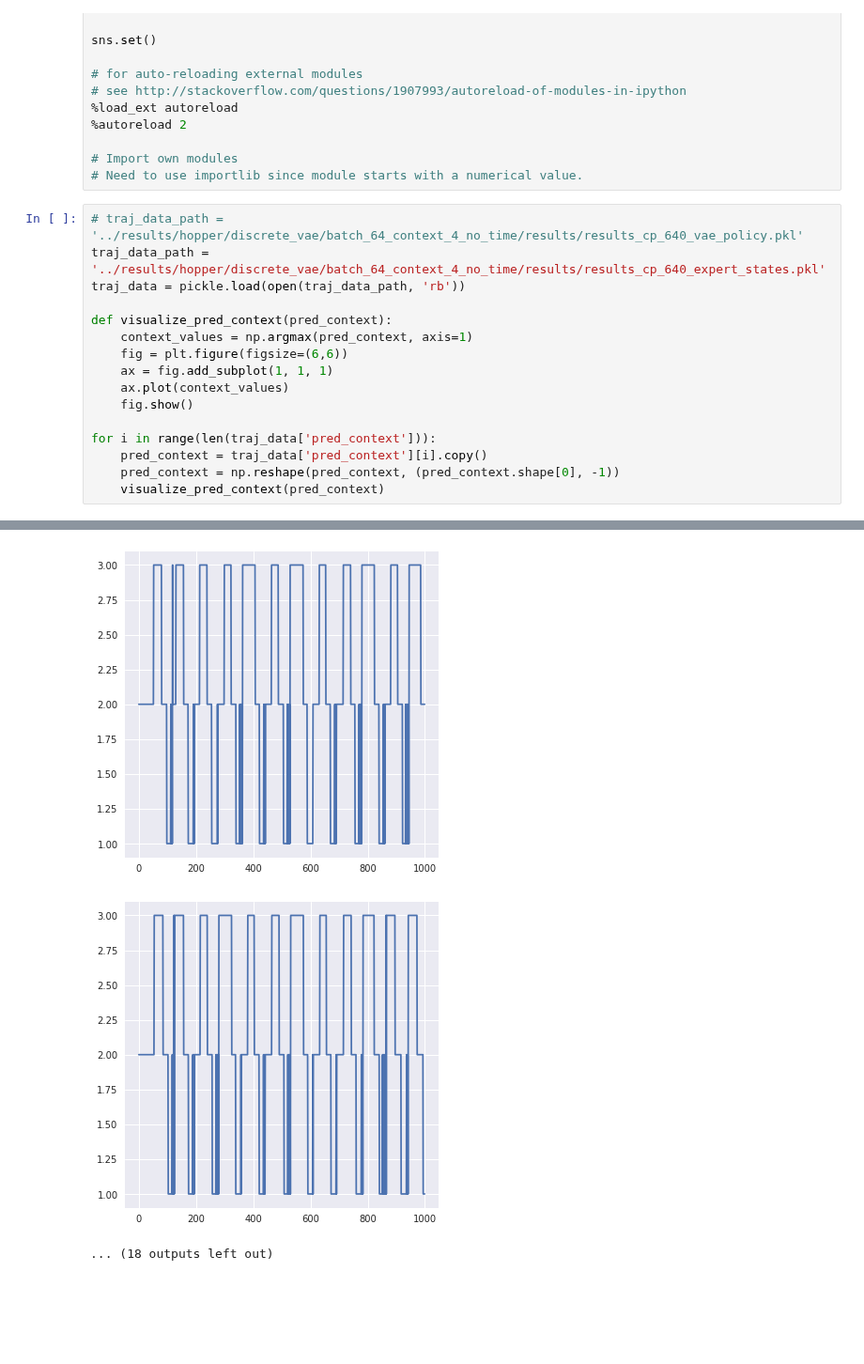
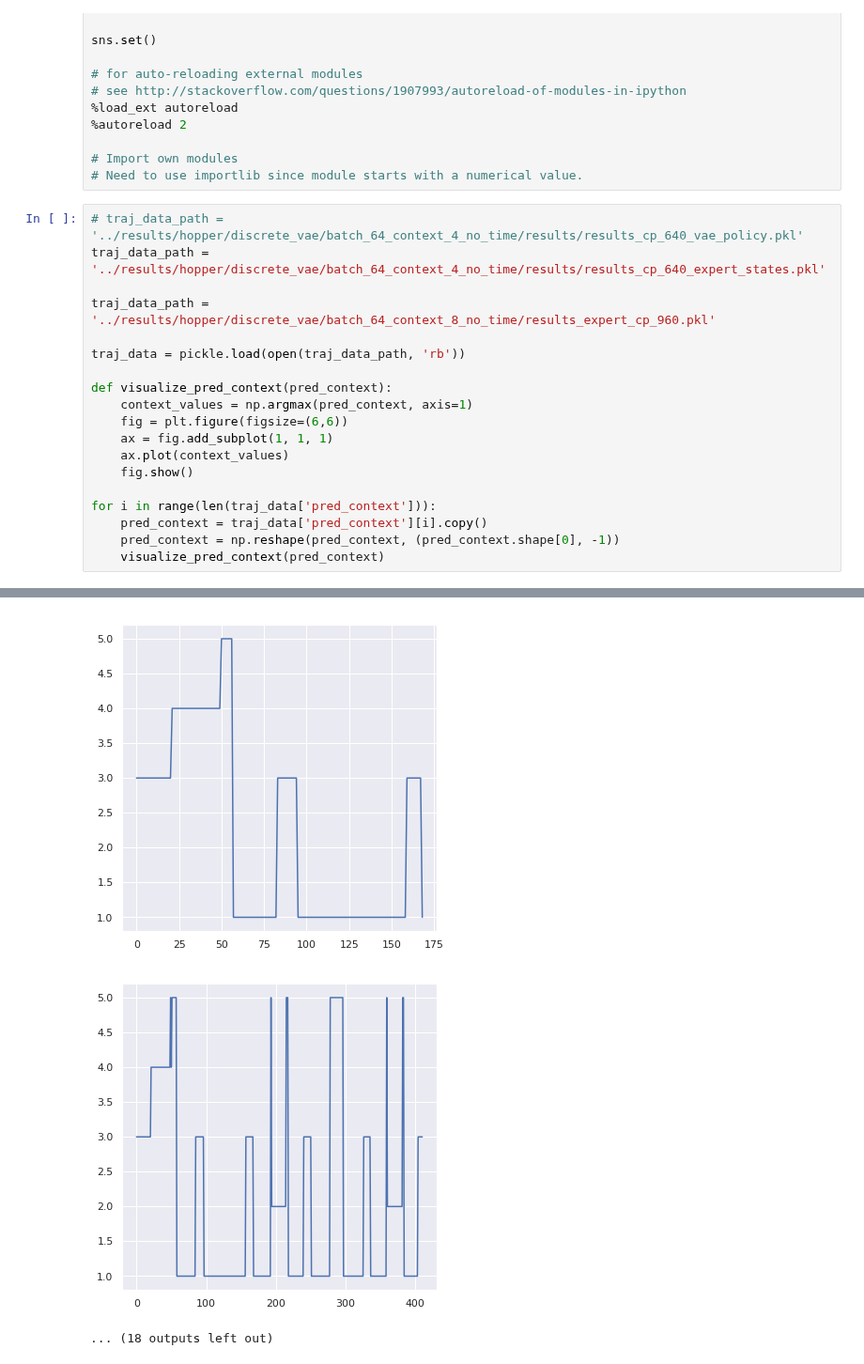
Before and after one commit to sharma-arjun/DirectedInfo-GAIL, a Jupyter notebook: IL/plots/plot_hopper_trajs.ipynb, the cells around one changed output, grey strips where cells are left out. Shown at 94% size. Saved outputs shown, nothing was run; the diff lists cells and outputs as text; blank space fills up the shorter version.

```diff
--- a/IL/plots/plot_hopper_trajs.ipynb
+++ b/IL/plots/plot_hopper_trajs.ipynb
@@ -42,6 +42,9 @@ sns.set()
 # %%
 # traj_data_path = '../results/hopper/discrete_vae/batch_64_context_4_no_time/results/results_cp_640_vae_policy.pkl'
 traj_data_path = '../results/hopper/discrete_vae/batch_64_context_4_no_time/results/results_cp_640_expert_states.pkl'
+
+traj_data_path = '../results/hopper/discrete_vae/batch_64_context_8_no_time/results_expert_cp_960.pkl'
+
 traj_data = pickle.load(open(traj_data_path, 'rb'))
 
 def visualize_pred_context(pred_context):
@@ -69,3 +72,3 @@ for i in range(len(traj_data['pred_context'])):
-[figure, old version]
+[figure, new version]
-[figure, old version]
+[figure, new version]
 ... (18 outputs left out)
```
Also changed, not shown: parts of 1 cell of this notebook, 1 other file.
